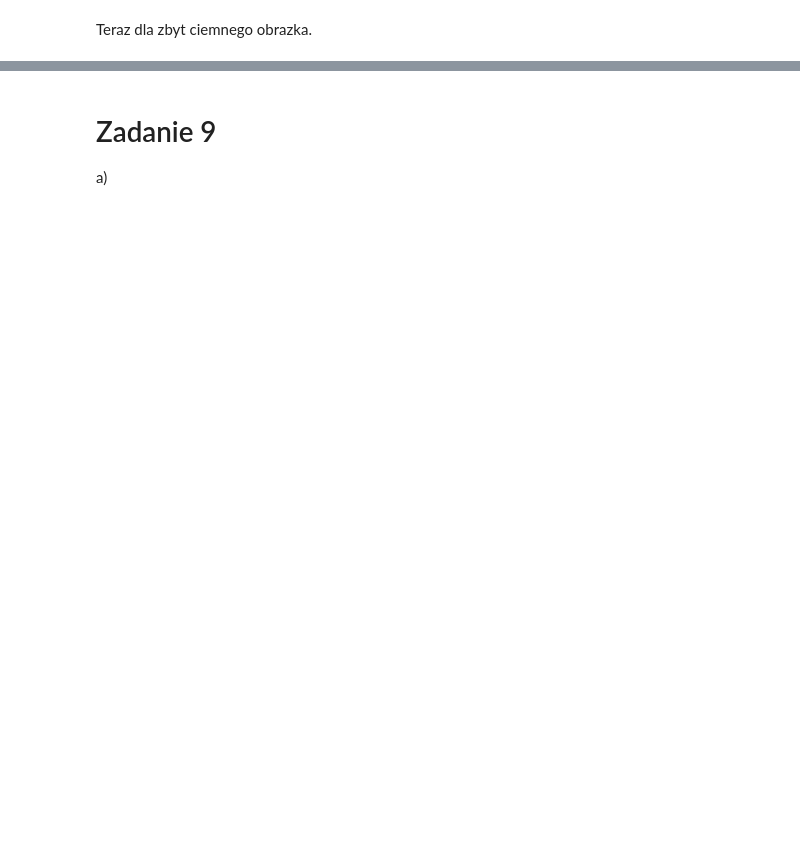
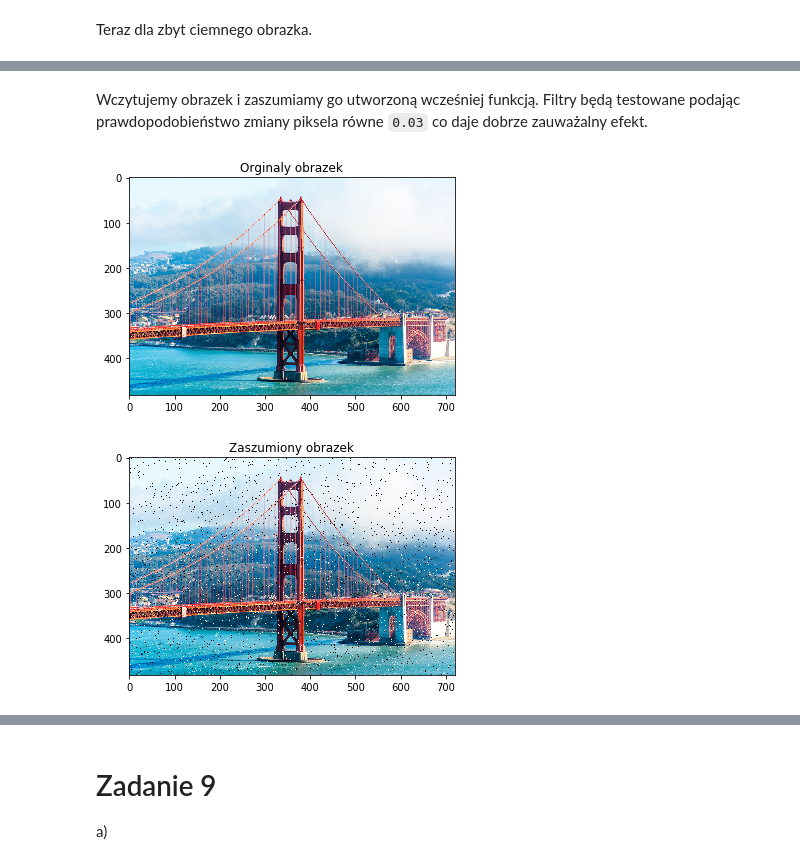
Before and after one commit to jakubfaldasz/cpso, a Jupyter notebook: cpso-images.ipynb, the cells around one changed output, grey strips where cells are left out. Cells and saved outputs as stored; diff of their text form; code cells hidden in the pictures; blank space fills up the shorter version.

```diff
--- a/cpso-images.ipynb
+++ b/cpso-images.ipynb
@@ -203,0 +211,26 @@ plt.plot(histg_after)
+# %%
+def sp_noise(image,prob):
+    output = np.zeros(image.shape,np.uint8)
+    thres = 1 - prob
+    for i in range(image.shape[0]):
+        for j in range(image.shape[1]):
+            rdn = random.random()
+            if rdn < prob:
+                output[i][j] = 0
+            elif rdn > thres:
+                output[i][j] = 255
+            else:
+                output[i][j] = image[i][j]
+    return output
+# %% [markdown]
+Wczytujemy obrazek i zaszumiamy go utworzoną wcześniej funkcją. Filtry będą testowane podając prawdopodobieństwo zmiany piksela równe `0.03` co daje dobrze zauważalny efekt.
+# %%
+path = 'golden_gate.png'
+image = cv2.imread(path)
+image = cv2.cvtColor(image, cv2.COLOR_BGR2RGB)
+show_img(image,"Orginaly obrazek")
+image_noise = sp_noise(image,0.02)
+show_img(image_noise,"Zaszumiony obrazek")
+# %% [output]
+[figure, added]
+[figure, added]
```
Also changed, not shown: parts of 12 cells of this notebook.
